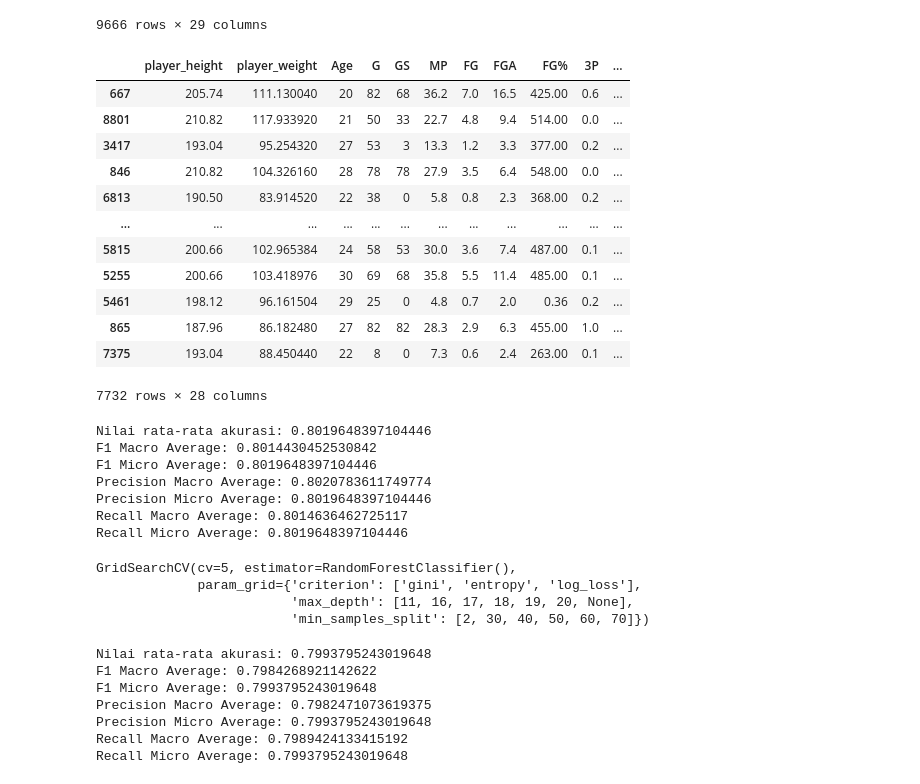
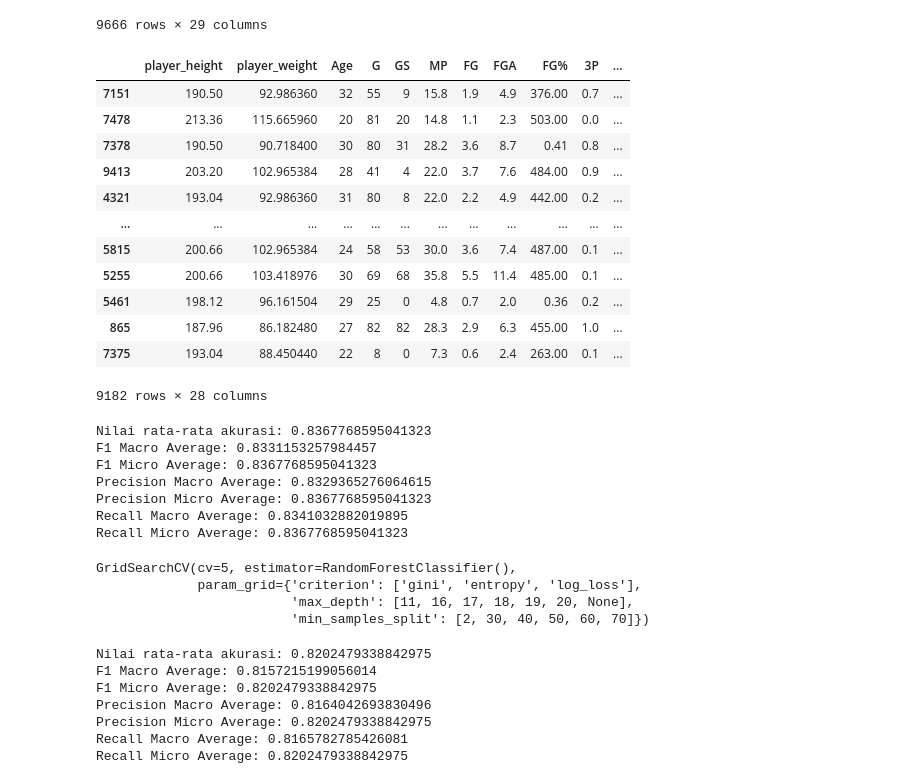
Before and after one commit to akmalgomal3/nba-kasddead, a Jupyter notebook: 2a.ipynb, the cells around one changed output. Drawn from its saved outputs; the diff is of its cells as text; code cells hidden in the pictures.

```diff
--- a/2a.ipynb
+++ b/2a.ipynb
@@ -189,24 +197,24 @@ y = players_df['Pos'].to_frame()
 # %%
 from sklearn.model_selection import train_test_split
 
 # Membagi dataset menjadi training set dan test set
 # dengan jumlah test set adalah sebanyak 25% dari data keseluruhan
-X_train, X_test, y_train, y_test = train_test_split(X, y, test_size=0.2, random_state=42)
+X_train, X_test, y_train, y_test = train_test_split(X, y, test_size=0.05, random_state=42)
 display(X_train)
 # %% [output]
 |  | player_height | player_weight | Age | G | GS | MP | FG | FGA | FG% | 3P | ... |
-| 667 | 205.74 | 111.130040 | 20 | 82 | 68 | 36.2 | 7.0 | 16.5 | 425.00 | 0.6 | ... |
-| 8801 | 210.82 | 117.933920 | 21 | 50 | 33 | 22.7 | 4.8 | 9.4 | 514.00 | 0.0 | ... |
-| 3417 | 193.04 | 95.254320 | 27 | 53 | 3 | 13.3 | 1.2 | 3.3 | 377.00 | 0.2 | ... |
-| 846 | 210.82 | 104.326160 | 28 | 78 | 78 | 27.9 | 3.5 | 6.4 | 548.00 | 0.0 | ... |
-| 6813 | 190.50 | 83.914520 | 22 | 38 | 0 | 5.8 | 0.8 | 2.3 | 368.00 | 0.2 | ... |
+| 7151 | 190.50 | 92.986360 | 32 | 55 | 9 | 15.8 | 1.9 | 4.9 | 376.00 | 0.7 | ... |
+| 7478 | 213.36 | 115.665960 | 20 | 81 | 20 | 14.8 | 1.1 | 2.3 | 503.00 | 0.0 | ... |
+| 7378 | 190.50 | 90.718400 | 30 | 80 | 31 | 28.2 | 3.6 | 8.7 | 0.41 | 0.8 | ... |
+| 9413 | 203.20 | 102.965384 | 28 | 41 | 4 | 22.0 | 3.7 | 7.6 | 484.00 | 0.9 | ... |
+| 4321 | 193.04 | 92.986360 | 31 | 80 | 8 | 22.0 | 2.2 | 4.9 | 442.00 | 0.2 | ... |
 | ... | ... | ... | ... | ... | ... | ... | ... | ... | ... | ... | ... |
 | 5815 | 200.66 | 102.965384 | 24 | 58 | 53 | 30.0 | 3.6 | 7.4 | 487.00 | 0.1 | ... |
 | 5255 | 200.66 | 103.418976 | 30 | 69 | 68 | 35.8 | 5.5 | 11.4 | 485.00 | 0.1 | ... |
 | 5461 | 198.12 | 96.161504 | 29 | 25 | 0 | 4.8 | 0.7 | 2.0 | 0.36 | 0.2 | ... |
 | 865 | 187.96 | 86.182480 | 27 | 82 | 82 | 28.3 | 2.9 | 6.3 | 455.00 | 1.0 | ... |
 | 7375 | 193.04 | 88.450440 | 22 | 8 | 0 | 7.3 | 0.6 | 2.4 | 263.00 | 0.1 | ... |
-7732 rows × 28 columns
+9182 rows × 28 columns
 # %%
 from sklearn.preprocessing import MinMaxScaler
 
@@ -232,13 +240,13 @@ print('Precision Micro Average:', precision_score(y_test, predicted, average='mi
 print('Recall Macro Average:', recall_score(y_test, predicted, average='macro',zero_division=0))
 print('Recall Micro Average:', recall_score(y_test, predicted, average='micro',zero_division=0))
 # %% [output]
-Nilai rata-rata akurasi: 0.8019648397104446
-F1 Macro Average: 0.8014430452530842
-F1 Micro Average: 0.8019648397104446
-Precision Macro Average: 0.8020783611749774
-Precision Micro Average: 0.8019648397104446
-Recall Macro Average: 0.8014636462725117
-Recall Micro Average: 0.8019648397104446
+Nilai rata-rata akurasi: 0.8367768595041323
+F1 Macro Average: 0.8331153257984457
+F1 Micro Average: 0.8367768595041323
+Precision Macro Average: 0.8329365276064615
+Precision Micro Average: 0.8367768595041323
+Recall Macro Average: 0.8341032882019895
+Recall Micro Average: 0.8367768595041323
 # %%
 from sklearn.model_selection import GridSearchCV
 
@@ -270,10 +278,10 @@ print('Precision Micro Average:', precision_score(y_test, predicted, average='mi
 print('Recall Macro Average:', recall_score(y_test, predicted, average='macro',zero_division=0))
 print('Recall Micro Average:', recall_score(y_test, predicted, average='micro',zero_division=0))
 # %% [output]
-Nilai rata-rata akurasi: 0.7993795243019648
-F1 Macro Average: 0.7984268921142622
-F1 Micro Average: 0.7993795243019648
-Precision Macro Average: 0.7982471073619375
-Precision Micro Average: 0.7993795243019648
-Recall Macro Average: 0.7989424133415192
-Recall Micro Average: 0.7993795243019648
+Nilai rata-rata akurasi: 0.8202479338842975
+F1 Macro Average: 0.8157215199056014
+F1 Micro Average: 0.8202479338842975
+Precision Macro Average: 0.8164042693830496
+Precision Micro Average: 0.8202479338842975
+Recall Macro Average: 0.8165782785426081
+Recall Micro Average: 0.8202479338842975
```
Also changed, not shown: parts of 1 cell of this notebook, 2 other files.
